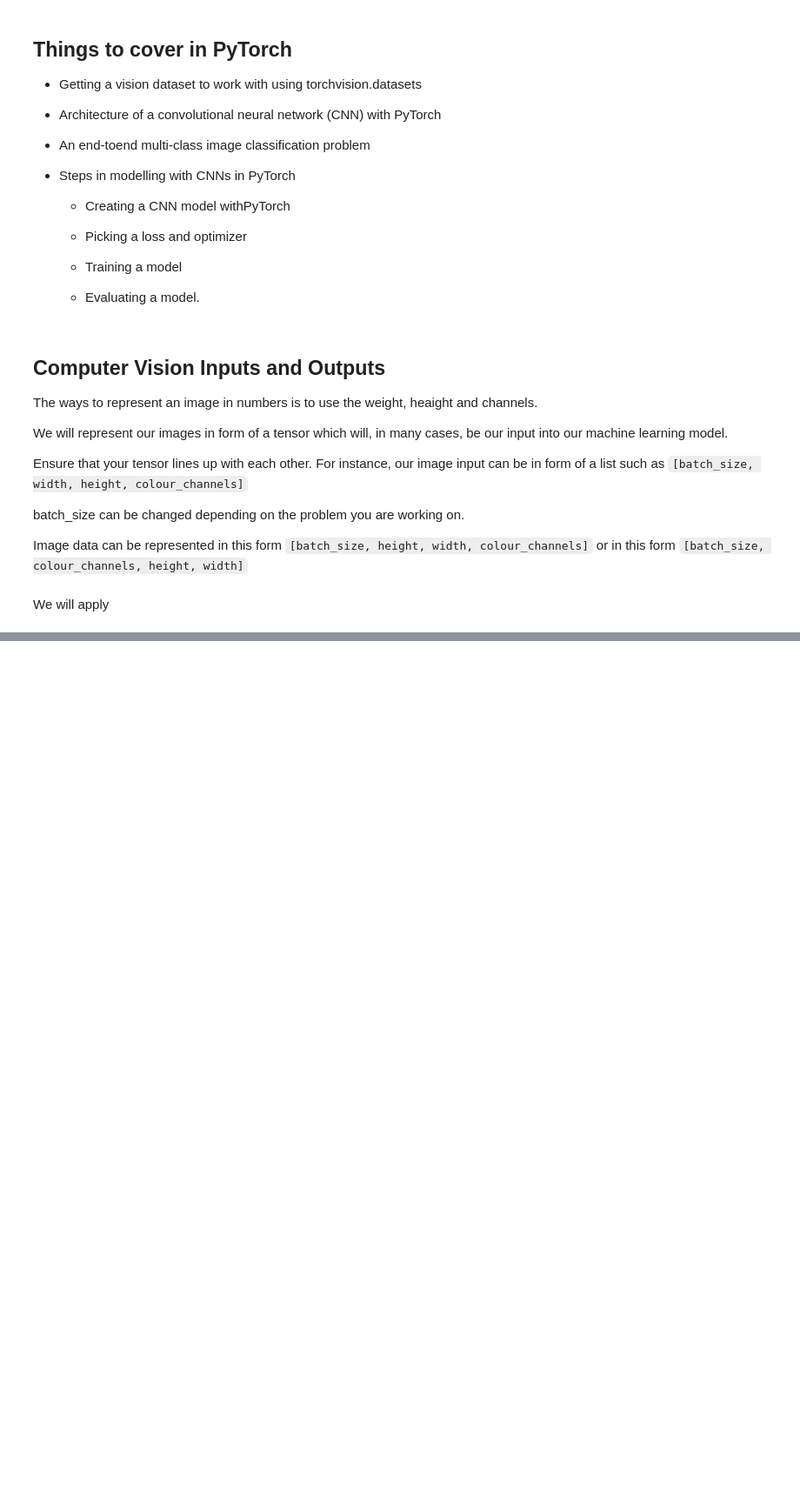
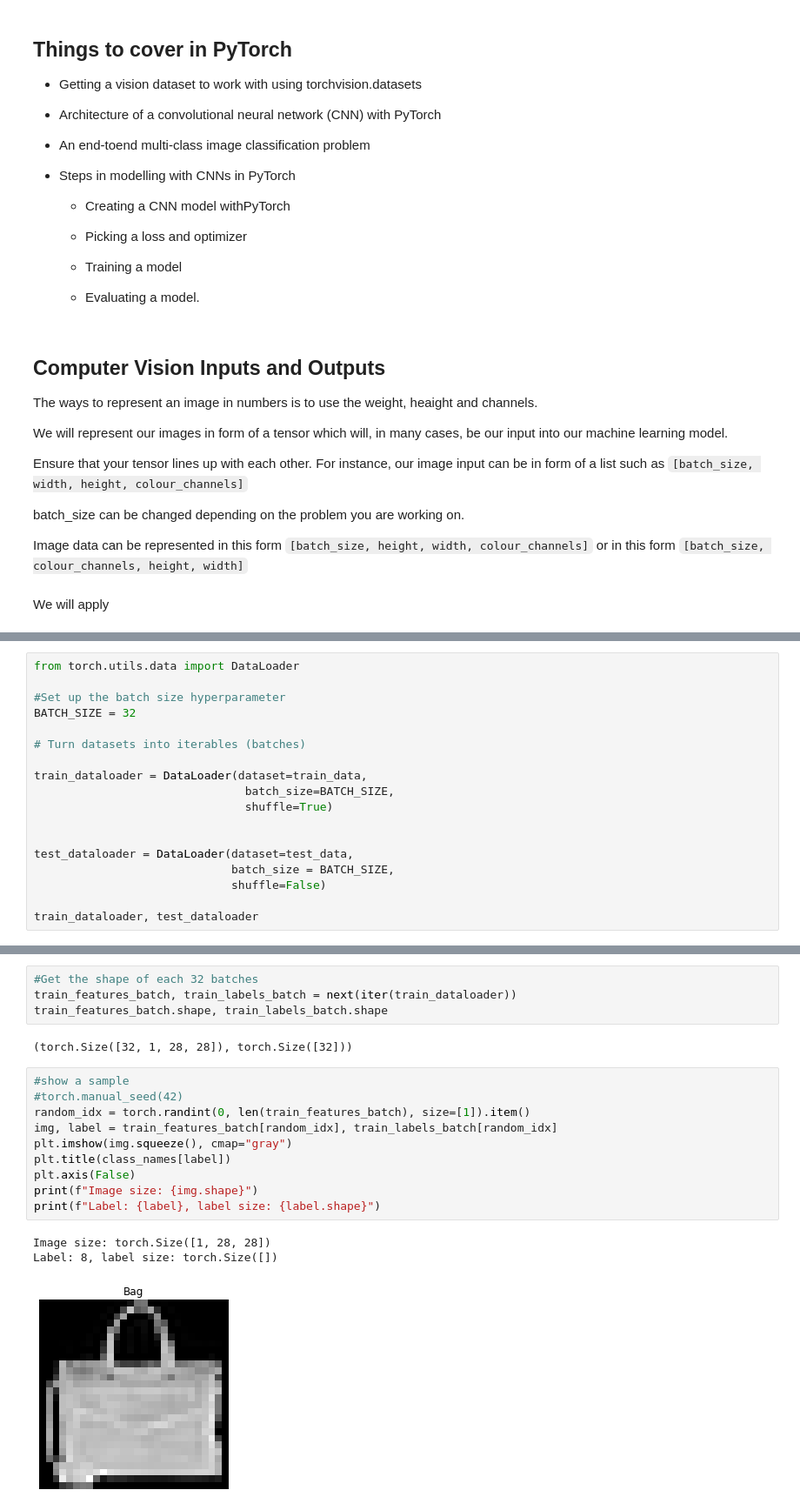
Before and after one commit to tincorpai/Deep_Learning_Pytorch, a Jupyter notebook: PyTorch_Computer_Vision.ipynb, the cells around one changed output, grey strips where cells are left out. Shown: that part at 87% size. Drawn from its saved outputs; the diff is of its cells as text; blank space fills up the shorter version.

```diff
--- a/PyTorch_Computer_Vision.ipynb
+++ b/PyTorch_Computer_Vision.ipynb
@@ -53,0 +231,18 @@ We will be working with Convolutional neural network and the work frame is given
+# %%
+from torch.utils.data import DataLoader
+
+#Set up the batch size hyperparameter
+BATCH_SIZE = 32
+
+# Turn datasets into iterables (batches)
+
+train_dataloader = DataLoader(dataset=train_data,
+                               batch_size=BATCH_SIZE,
+                               shuffle=True)
+
+
+test_dataloader = DataLoader(dataset=test_data,
+                             batch_size = BATCH_SIZE,
+                             shuffle=False)
+
+train_dataloader, test_dataloader
@@ -53,0 +261,20 @@ We will be working with Convolutional neural network and the work frame is given
+# %%
+#Get the shape of each 32 batches
+train_features_batch, train_labels_batch = next(iter(train_dataloader))
+train_features_batch.shape, train_labels_batch.shape
+# %% [output]
+(torch.Size([32, 1, 28, 28]), torch.Size([32]))
+# %%
+#show a sample
+#torch.manual_seed(42)
+random_idx = torch.randint(0, len(train_features_batch), size=[1]).item()
+img, label = train_features_batch[random_idx], train_labels_batch[random_idx]
+plt.imshow(img.squeeze(), cmap="gray")
+plt.title(class_names[label])
+plt.axis(False)
+print(f"Image size: {img.shape}")
+print(f"Label: {label}, label size: {label.shape}")
+# %% [output]
+Image size: torch.Size([1, 28, 28])
+Label: 8, label size: torch.Size([])
+[figure, added]
```
Also changed, not shown: parts of 27 cells of this notebook.
